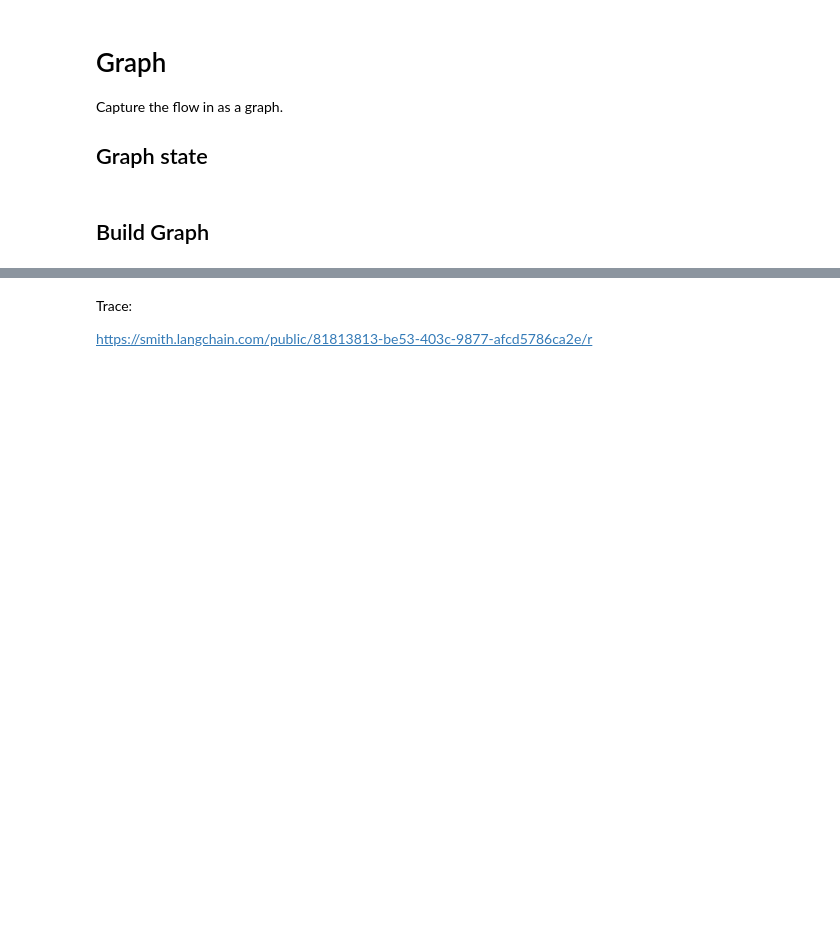
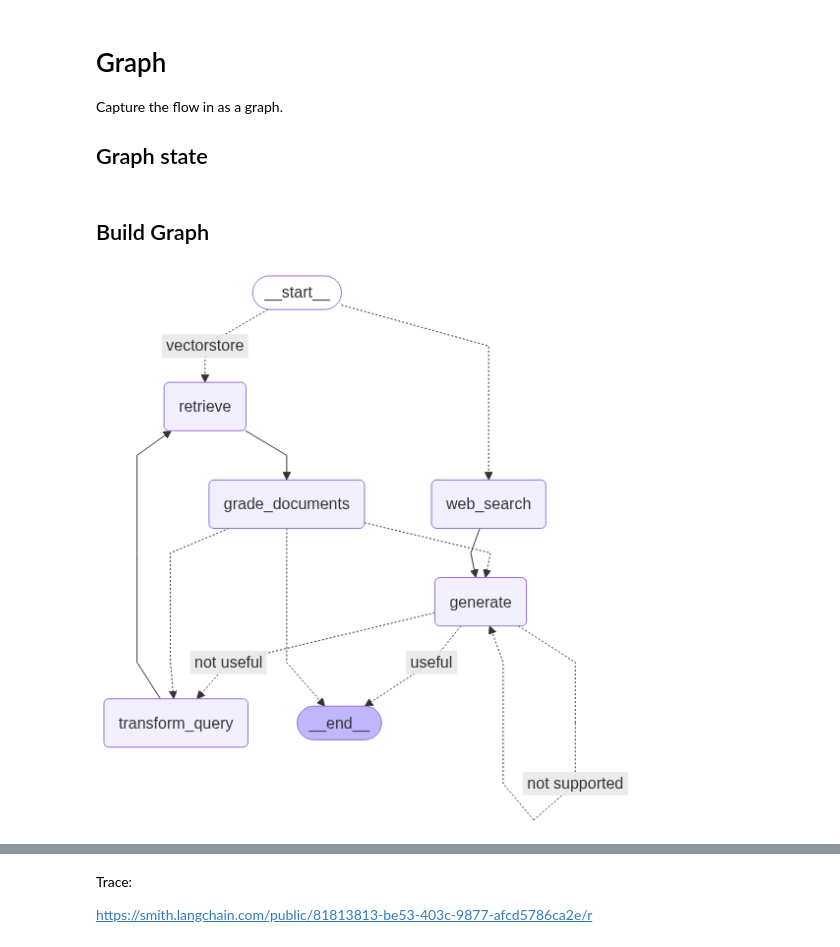
Before and after one commit to uwesterr/LocalRag, a Jupyter notebook: langgraph_adaptive_rag_local.ipynb, the cells around one changed output, grey strips where cells are left out. Cells and saved outputs as stored; diff of their text form; code cells hidden in the pictures; blank space fills up the shorter version.

Commit message:
add image of graph

```diff
--- a/langgraph_adaptive_rag_local.ipynb
+++ b/langgraph_adaptive_rag_local.ipynb
@@ -567,33 +542,37 @@ workflow.add_conditional_edges(
         "web_search": "web_search",
         "vectorstore": "retrieve",
     },
 )
 workflow.add_edge("web_search", "generate")
 workflow.add_edge("retrieve", "grade_documents")
 workflow.add_conditional_edges(
     "grade_documents",
     decide_to_generate,
     {
         "transform_query": "transform_query",
         "generate": "generate",
     },
 )
 workflow.add_edge("transform_query", "retrieve")
 workflow.add_conditional_edges(
     "generate",
     grade_generation_v_documents_and_question,
     {
         "not supported": "generate",
         "useful": END,
         "not useful": "transform_query",
     },
 )
 
 # Compile with tracing enabled
 app = workflow.compile(
     name="Adaptive RAG with Local LLM",
     checkpointer=None,  # Optional: set up a checkpointer for persistence
+
 )
+display(Image(app.get_graph().draw_mermaid_png()))
+# %% [output]
+[figure, added]
 # %%
 from pprint import pprint
 from langchain_core.tracers import ConsoleCallbackHandler
```
Also changed, not shown: parts of 8 cells of this notebook.
